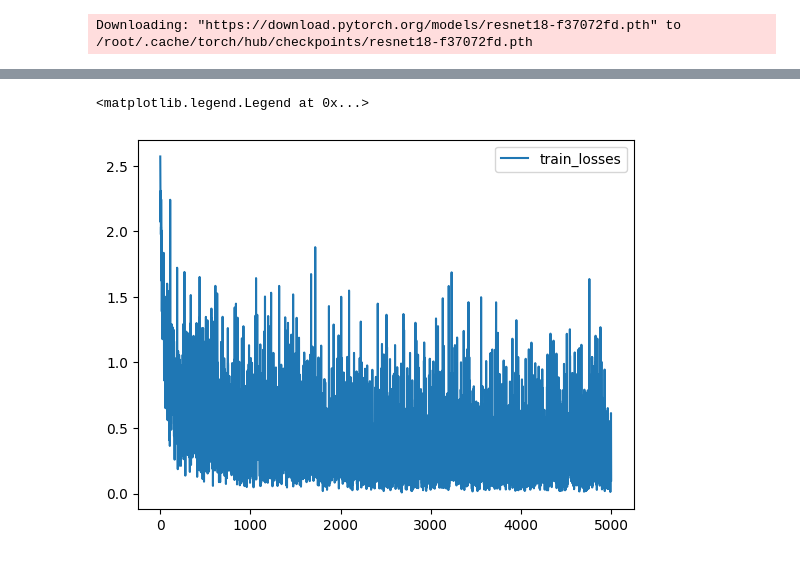
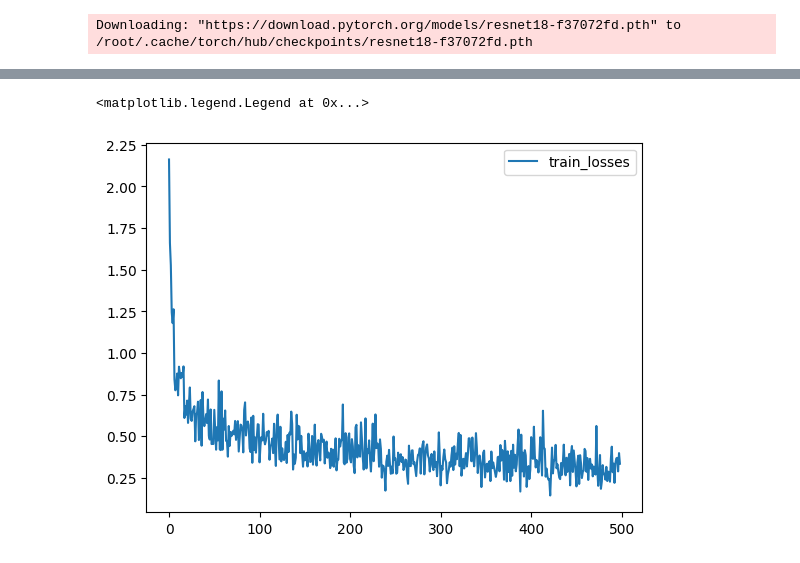
Before and after one commit to JJerry12/Deep-Learning-for-Computer-Vision, a Jupyter notebook: CIFAR10_classification_pytorch/CIFAR10_ResNet_pytorch.ipynb, the cells around one changed output, grey strips where cells are left out. Drawn from its saved outputs; the diff is of its cells as text; code cells hidden in the pictures.

```diff
--- a/CIFAR10_classification_pytorch/CIFAR10_ResNet_pytorch.ipynb
+++ b/CIFAR10_classification_pytorch/CIFAR10_ResNet_pytorch.ipynb
@@ -192,10 +195,15 @@ Got 9221 / 10000 correct (92.21)
 # %%
 # Plot loss curve
-plt.plot(train_loss, label="train_losses")
+plot_loss = []
+numpy_loss = np.array(train_loss)
+for i in range(0, len(numpy_loss)-10, 10):
+  plot_loss.append(np.mean(numpy_loss[i:i+10]))
+
+plt.plot(plot_loss, label="train_losses")
 plt.legend()
 # %% [output]
 <matplotlib.legend.Legend at 0x...>
-[figure, old version]
+[figure, new version]
 # %%
 evaluate(model, device, mini_vals)
 # %% [output]
```
Also changed, not shown: parts of 5 cells of this notebook.
